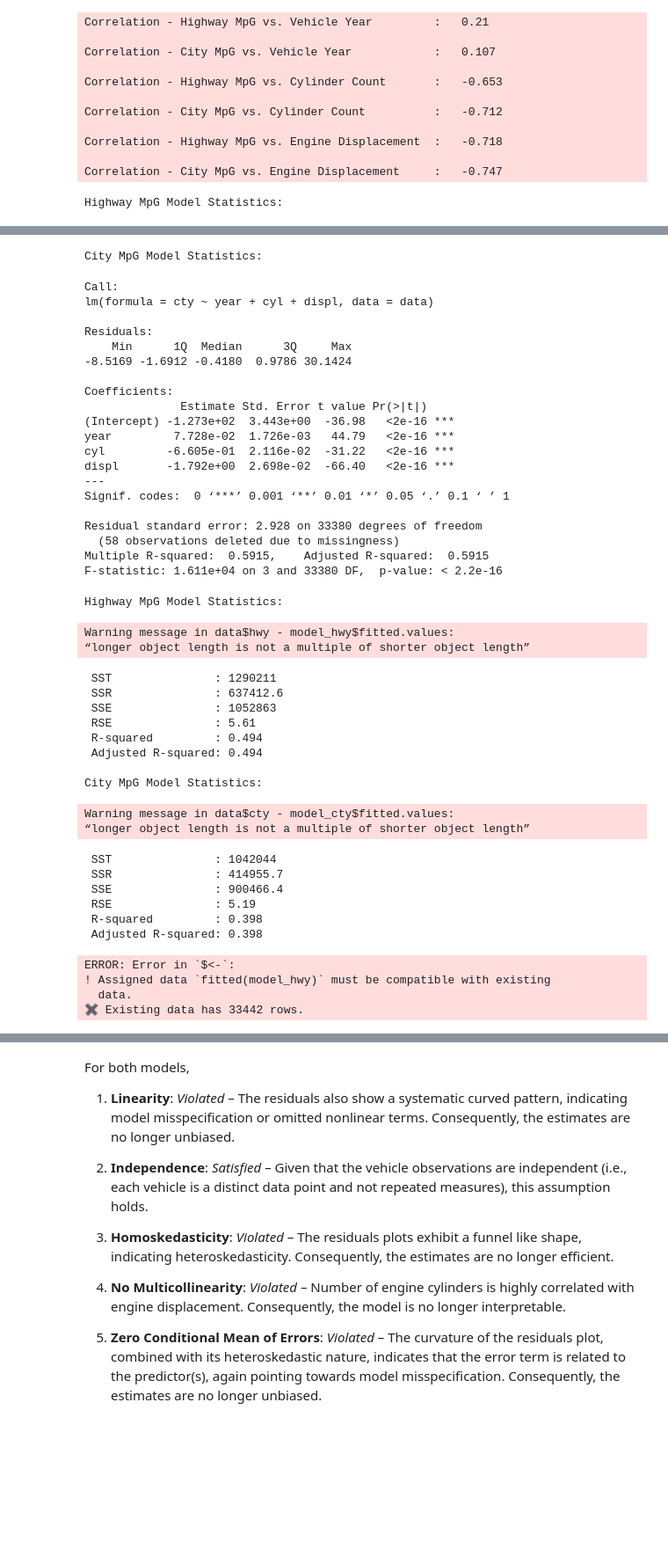
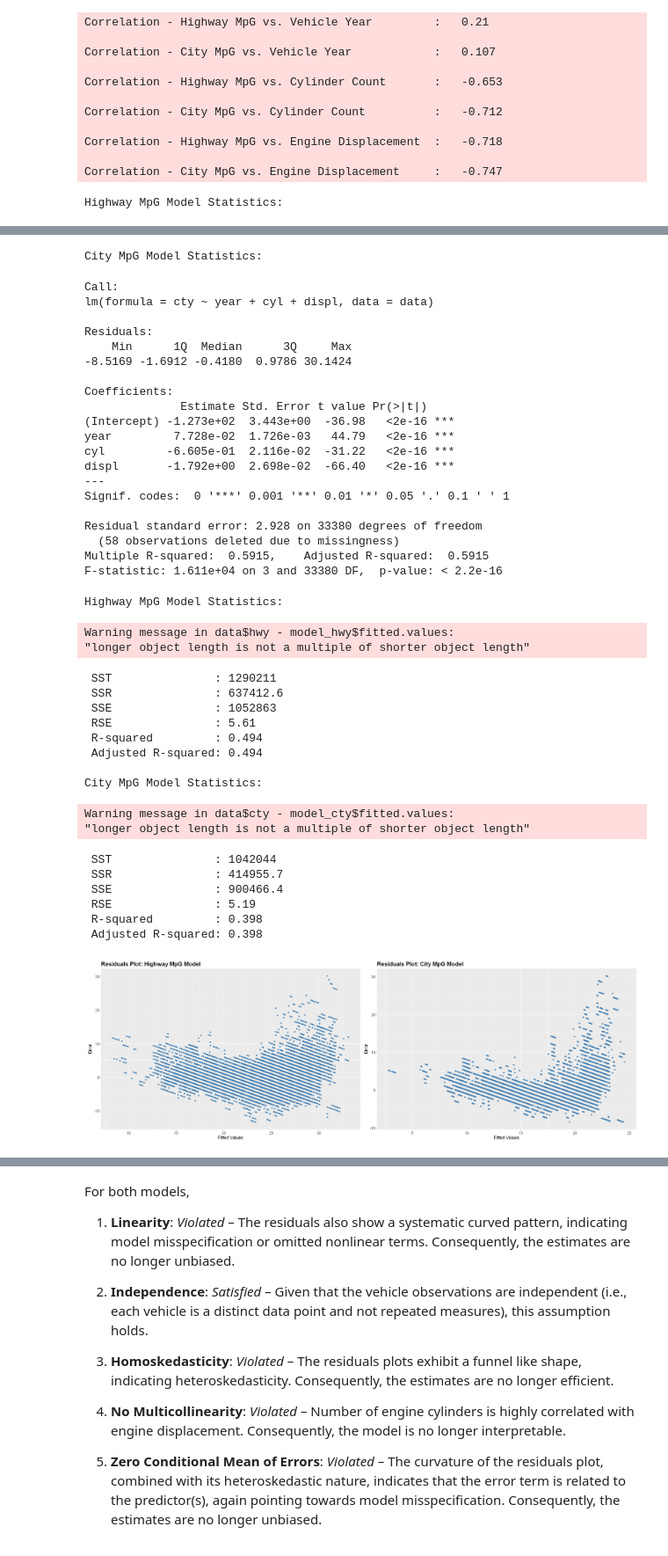
Before and after one commit to anmpahwa/CE5540, a Jupyter notebook: assignments/assignment_02.ipynb, the cells around one changed output, grey strips where cells are left out. Shown at 88% size. Saved outputs shown, nothing was run; the diff lists cells and outputs as text; code cells hidden in the pictures; blank space fills up the shorter version.

```diff
--- a/assignments/assignment_02.ipynb
+++ b/assignments/assignment_02.ipynb
@@ -385,9 +391,11 @@ cat(" Adjusted R-squared:", round(AdjRsquared, 3), "\n")
 
 # Residuals Plot
 options(repr.plot.width = 24, repr.plot.height = 8)
-data$fit_hwy <- fitted(model_hwy)
-data$res_hwy <- resid(model_hwy)
-p1 <- ggplot(data, aes(x = fit_hwy, y = res_hwy)) +
+df <- data.frame(
+  fitted = fitted(model_hwy),
+  resid  = residuals(model_hwy)
+)
+p1 <- ggplot(df, aes(x = fitted(model_hwy), y = resid(model_hwy))) +
   geom_point(color = "steelblue", size = 2) +
   labs(
     title = "Residuals Plot: Highway MpG Model",
@@ -399,9 +407,11 @@ p1 <- ggplot(data, aes(x = fit_hwy, y = res_hwy)) +
     axis.title = element_text(size = 14),
     axis.text = element_text(size = 12)
   )
-data$fit_cty <- fitted(model_cty)
-data$res_cty <- resid(model_cty)
-p2 <-ggplot(data, aes(x = fit_cty, y = res_cty)) +
+df <- data.frame(
+  fitted = fitted(model_cty),
+  resid  = residuals(model_cty)
+)
+p2 <- ggplot(df, aes(x = fitted(model_cty), y = resid(model_cty))) +
   geom_point(color = "steelblue", size = 2) +
   labs(
     title = "Residuals Plot: City MpG Model",
@@ -448,40 +458,37 @@ Residuals:
 
 Coefficients:
               Estimate Std. Error t value Pr(>|t|)
 (Intercept) -1.273e+02  3.443e+00  -36.98   <2e-16 ***
 year         7.728e-02  1.726e-03   44.79   <2e-16 ***
 cyl         -6.605e-01  2.116e-02  -31.22   <2e-16 ***
 displ       -1.792e+00  2.698e-02  -66.40   <2e-16 ***
 ---
-Signif. codes:  0 ‘***’ 0.001 ‘**’ 0.01 ‘*’ 0.05 ‘.’ 0.1 ‘ ’ 1
+Signif. codes:  0 '***' 0.001 '**' 0.01 '*' 0.05 '.' 0.1 ' ' 1
 
 Residual standard error: 2.928 on 33380 degrees of freedom
   (58 observations deleted due to missingness)
 Multiple R-squared:  0.5915,    Adjusted R-squared:  0.5915
 F-statistic: 1.611e+04 on 3 and 33380 DF,  p-value: < 2.2e-16
 Highway MpG Model Statistics:
 Warning message in data$hwy - model_hwy$fitted.values:
-“longer object length is not a multiple of shorter object length”
+"longer object length is not a multiple of shorter object length"
  SST               : 1290211
  SSR               : 637412.6
  SSE               : 1052863
  RSE               : 5.61
  R-squared         : 0.494
  Adjusted R-squared: 0.494
 
 City MpG Model Statistics:
 Warning message in data$cty - model_cty$fitted.values:
-“longer object length is not a multiple of shorter object length”
+"longer object length is not a multiple of shorter object length"
  SST               : 1042044
  SSR               : 414955.7
  SSE               : 900466.4
  RSE               : 5.19
  R-squared         : 0.398
  Adjusted R-squared: 0.398
-ERROR: Error in `$<-`:
-! Assigned data `fitted(model_hwy)` must be compatible with existing
-  data.
-✖ Existing data has 33442 rows.
+[figure, added]
 # %%
 message("Correlation - X1 vs. X2: ", round(cor(data$year, data$cyl), digits = 3))
 message("Correlation - X2 vs. X3: ", round(cor(data$cyl, data$displ), digits = 3))
```
Also changed, not shown: parts of 9 cells of this notebook.
